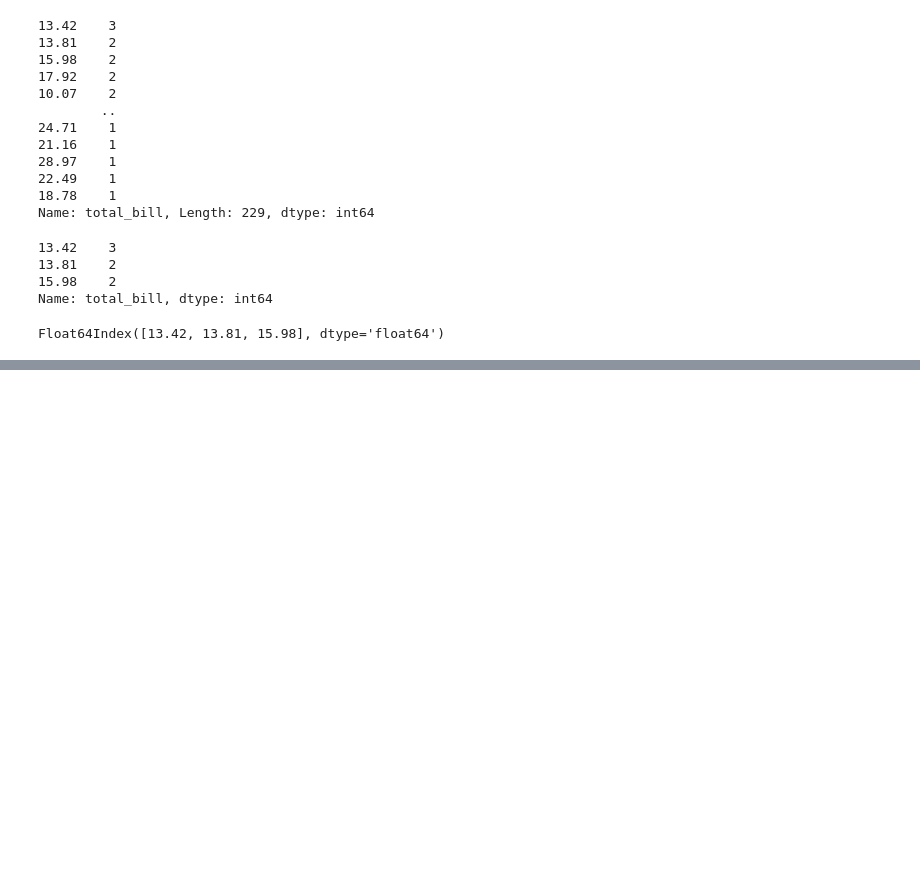
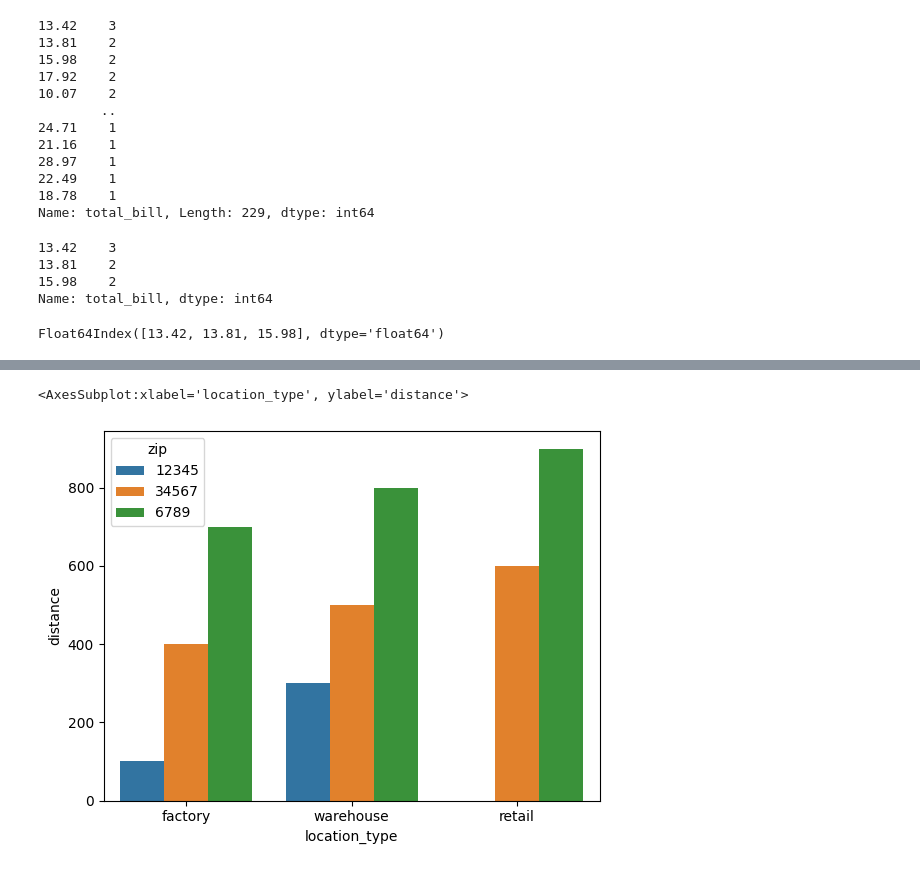
Before and after one commit to shumailasohaib/pandas_tip_tricks, a Jupyter notebook: pandas_tips_tricks/tipsandtricks.ipynb, the cells around one changed output, grey strips where cells are left out. Drawn from its saved outputs; the diff is of its cells as text; code cells hidden in the pictures; blank space fills up the shorter version.

```diff
--- a/pandas_tips_tricks/tipsandtricks.ipynb
+++ b/pandas_tips_tricks/tipsandtricks.ipynb
@@ -639,0 +1076,6 @@ Float64Index([13.42, 13.81, 15.98], dtype='float64')
+# %%
+import seaborn as sns
+sns.barplot(x = "location_type", y= "distance",hue = "zip" ,data = fasla_long)
+# %% [output]
+<AxesSubplot:xlabel='location_type', ylabel='distance'>
+[figure, added]
```
Also changed, not shown: parts of 50 cells of this notebook, 7 other files.
